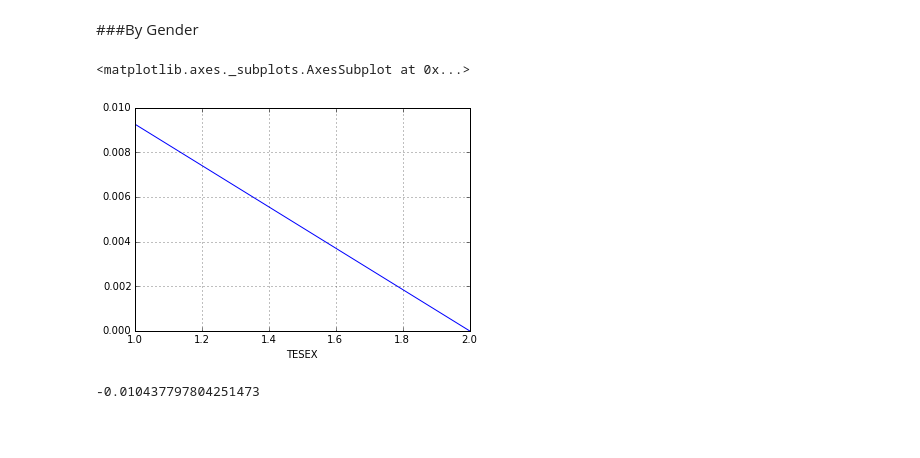
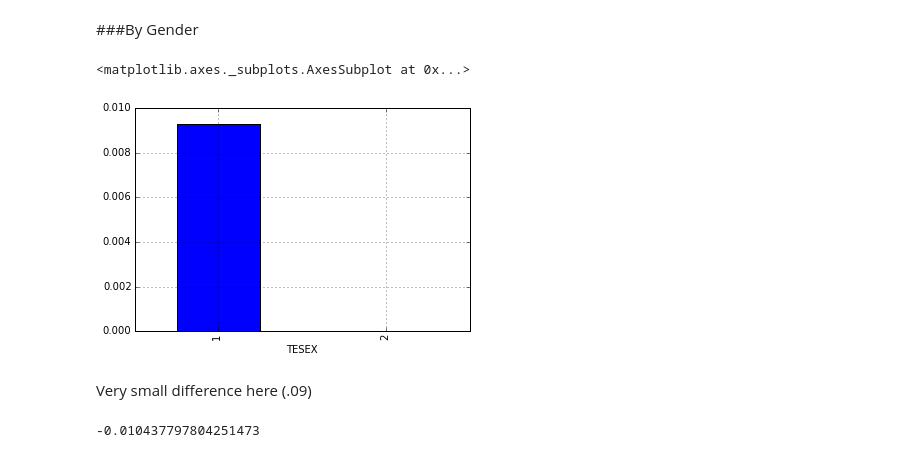
Before and after one commit to tiyd-python-2015-05/atus-analysis, a Jupyter notebook: Starting Point.ipynb, the cells around one changed output. Saved outputs shown, nothing was run; the diff lists cells and outputs as text; code cells hidden in the pictures; blank space fills up the shorter version.

```diff
--- a/Starting Point.ipynb
+++ b/Starting Point.ipynb
@@ -604,10 +621,12 @@ summary.TEAGE.corr(summary.t150301)
 # %%
 volunteer_by_sex = summary_volunteer.groupby("TESEX").aggregate(np.sum)
 volunteer_by_sex["mean_minutes"] = volunteer_by_sex.weighted_minutes / volunteer_by_sex.weight
-volunteer_by_sex.mean_minutes.plot()
+volunteer_by_sex.mean_minutes.plot(kind="bar")
 # %% [output]
 <matplotlib.axes._subplots.AxesSubplot at 0x...>
-[figure, old version]
+[figure, new version]
+# %% [markdown]
+Very small difference here (.09)
 # %%
 summary.TESEX.corr(summary.t150301)
 # %% [output]
```
Also changed, not shown: parts of 13 cells of this notebook.
